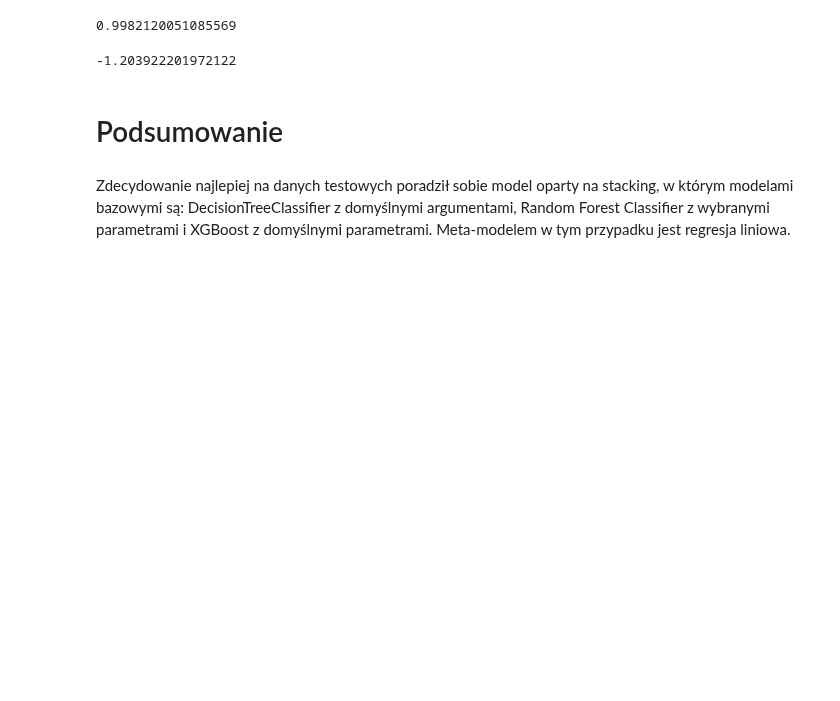
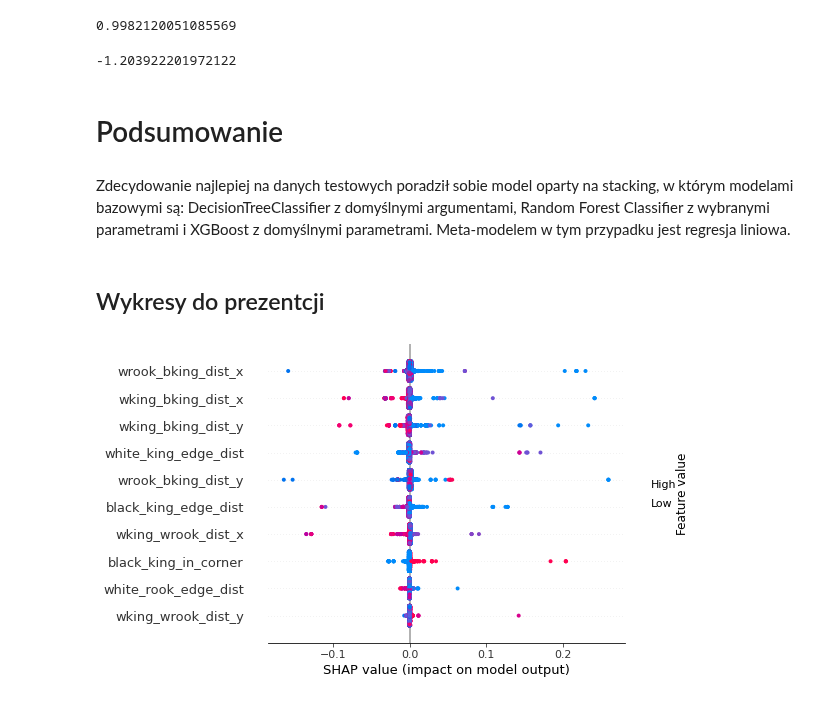
Before and after one commit to wi1lku/Introduction-to-machine-learning-, a Jupyter notebook: project1/MS2_Project1.ipynb, the cells around one changed output. Saved outputs shown, nothing was run; the diff lists cells and outputs as text; code cells hidden in the pictures; blank space fills up the shorter version.

```diff
--- a/project1/MS2_Project1.ipynb
+++ b/project1/MS2_Project1.ipynb
@@ -732,3 +732,5 @@ win_neg_rmse_fun(tuned_stacking.predict(X_test), y_test)
 # Podsumowanie
 # %% [markdown]
 Zdecydowanie najlepiej na danych testowych poradził sobie model oparty na stacking, w którym modelami bazowymi są: DecisionTreeClassifier z domyślnymi argumentami, Random Forest Classifier z wybranymi parametrami i XGBoost z domyślnymi parametrami. Meta-modelem w tym przypadku jest regresja liniowa.
+# %% [markdown]
+## Wykresy do prezentcji
@@ -734,0 +739,8 @@ Zdecydowanie najlepiej na danych testowych poradził sobie model oparty na stack
+# %%
+explainer = shap.TreeExplainer(dtc, X_train)
+shap_values = explainer(X_train)
+# %%
+tmp = shap.Explanation(shap_values[:, :, 1], data=X_train, feature_names=X_train.columns)
+shap.plots.beeswarm(tmp)
+# %% [output]
+[figure, added]
```
Also changed, not shown: parts of 7 cells of this notebook, 3 other files.
